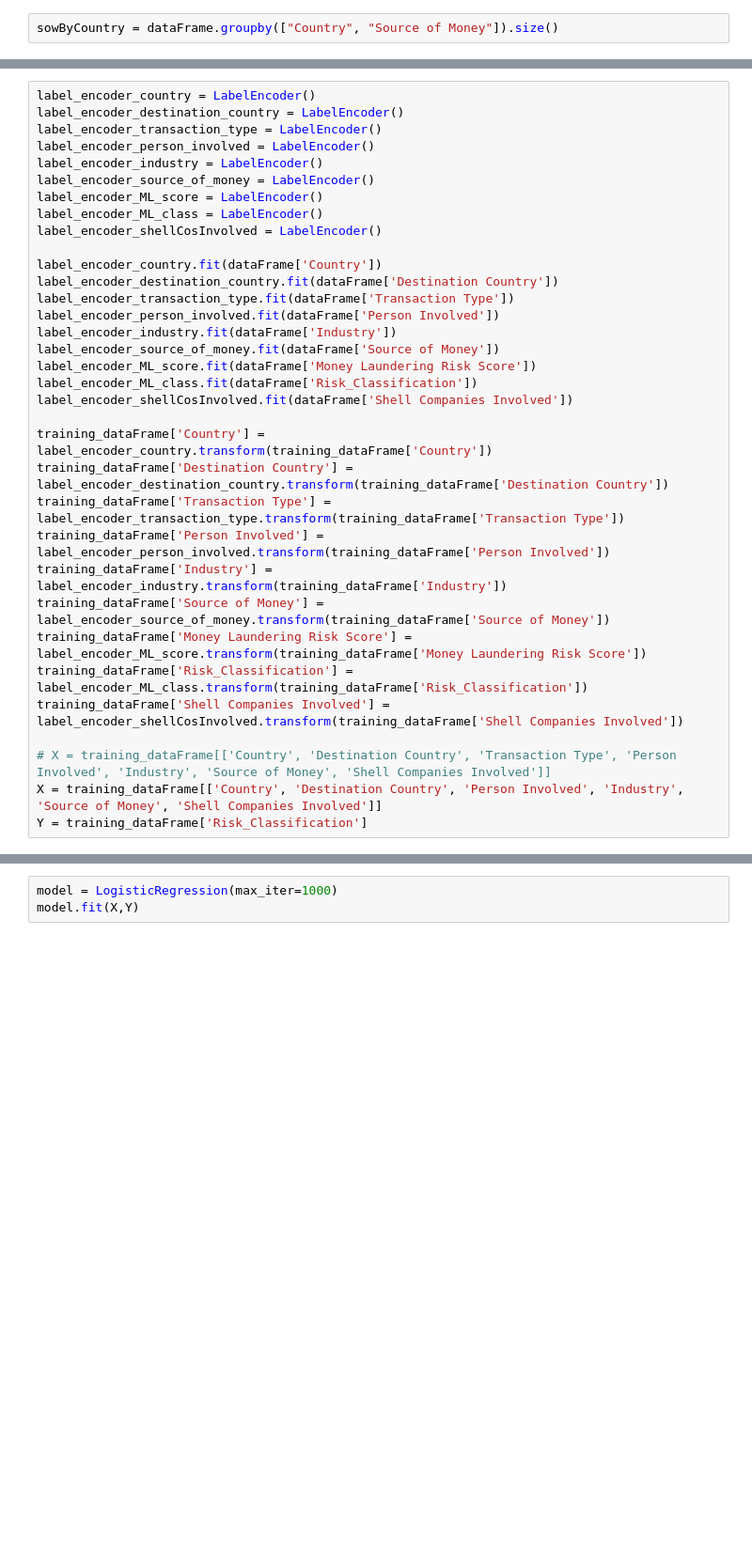
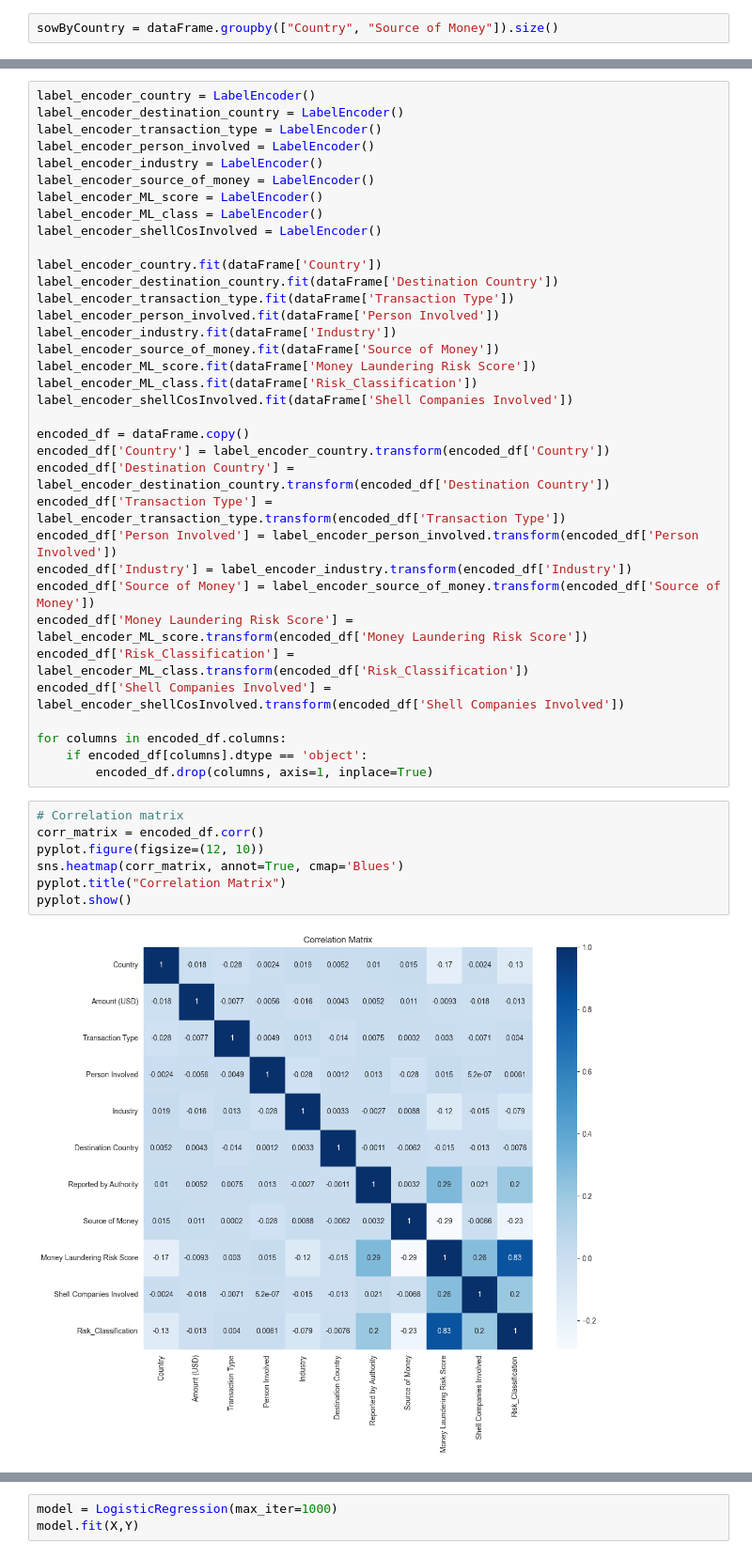
Before and after one commit to CheMBurN695/FinCrime_ML_Model, a Jupyter notebook: FC_ML_Model_NB.ipynb, the cells around one changed output, grey strips where cells are left out. Shown: that part at 94% size. Cells and saved outputs as stored; diff of their text form; blank space fills up the shorter version.

```diff
--- a/FC_ML_Model_NB.ipynb
+++ b/FC_ML_Model_NB.ipynb
@@ -66,16 +66,26 @@ label_encoder_ML_score.fit(dataFrame['Money Laundering Risk Score'])
 label_encoder_ML_class.fit(dataFrame['Risk_Classification'])
 label_encoder_shellCosInvolved.fit(dataFrame['Shell Companies Involved'])
 
-training_dataFrame['Country'] = label_encoder_country.transform(training_dataFrame['Country'])
-training_dataFrame['Destination Country'] = label_encoder_destination_country.transform(training_dataFrame['Destination Country'])
-training_dataFrame['Transaction Type'] = label_encoder_transaction_type.transform(training_dataFrame['Transaction Type'])
-training_dataFrame['Person Involved'] = label_encoder_person_involved.transform(training_dataFrame['Person Involved'])
-training_dataFrame['Industry'] = label_encoder_industry.transform(training_dataFrame['Industry'])
-training_dataFrame['Source of Money'] = label_encoder_source_of_money.transform(training_dataFrame['Source of Money'])
-training_dataFrame['Money Laundering Risk Score'] = label_encoder_ML_score.transform(training_dataFrame['Money Laundering Risk Score'])
-training_dataFrame['Risk_Classification'] = label_encoder_ML_class.transform(training_dataFrame['Risk_Classification'])
-training_dataFrame['Shell Companies Involved'] = label_encoder_shellCosInvolved.transform(training_dataFrame['Shell Companies Involved'])
+encoded_df = dataFrame.copy()
+encoded_df['Country'] = label_encoder_country.transform(encoded_df['Country'])
+encoded_df['Destination Country'] = label_encoder_destination_country.transform(encoded_df['Destination Country'])
+encoded_df['Transaction Type'] = label_encoder_transaction_type.transform(encoded_df['Transaction Type'])
+encoded_df['Person Involved'] = label_encoder_person_involved.transform(encoded_df['Person Involved'])
+encoded_df['Industry'] = label_encoder_industry.transform(encoded_df['Industry'])
+encoded_df['Source of Money'] = label_encoder_source_of_money.transform(encoded_df['Source of Money'])
+encoded_df['Money Laundering Risk Score'] = label_encoder_ML_score.transform(encoded_df['Money Laundering Risk Score'])
+encoded_df['Risk_Classification'] = label_encoder_ML_class.transform(encoded_df['Risk_Classification'])
+encoded_df['Shell Companies Involved'] = label_encoder_shellCosInvolved.transform(encoded_df['Shell Companies Involved'])
 
-# X = training_dataFrame[['Country', 'Destination Country', 'Transaction Type', 'Person Involved', 'Industry', 'Source of Money', 'Shell Companies Involved']]
-X = training_dataFrame[['Country', 'Destination Country', 'Person Involved', 'Industry', 'Source of Money', 'Shell Companies Involved']]
-Y = training_dataFrame['Risk_Classification']
+for columns in encoded_df.columns:
+    if encoded_df[columns].dtype == 'object':
+        encoded_df.drop(columns, axis=1, inplace=True)
+# %%
+# Correlation matrix
+corr_matrix = encoded_df.corr()
+pyplot.figure(figsize=(12, 10))
+sns.heatmap(corr_matrix, annot=True, cmap='Blues')
+pyplot.title("Correlation Matrix")
+pyplot.show()
+# %% [output]
+[figure, added]
```
Also changed, not shown: parts of 6 cells of this notebook.
